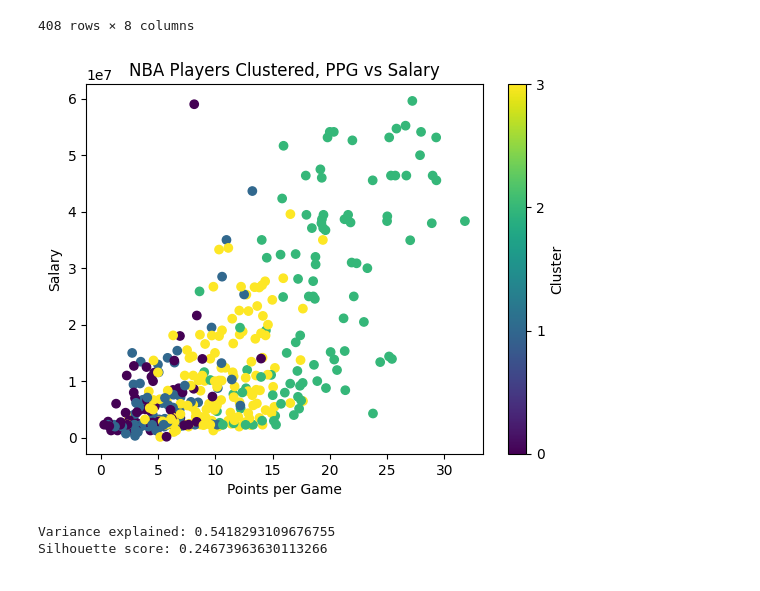
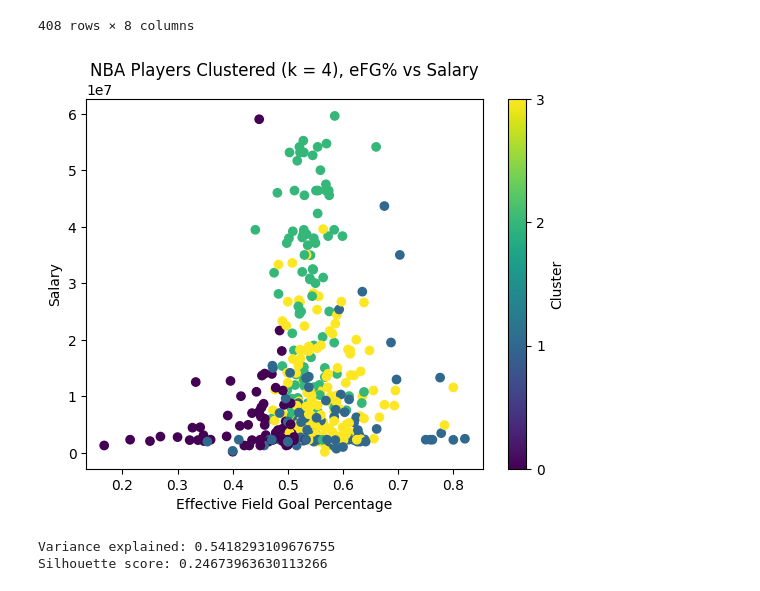
Before and after one commit to nhorton06/week_6, a Jupyter notebook: Lab-Clustering.ipynb, the cells around one changed output. Drawn from its saved outputs; the diff is of its cells as text; code cells hidden in the pictures.

Commit message:
Change visualizations

```diff
--- a/Lab-Clustering.ipynb
+++ b/Lab-Clustering.ipynb
@@ -166,15 +166,15 @@ df
 # %%
 #Create a visualization of the results with 2 or 3 variables that you think will best
 #differentiate the clusters
 
-plt.scatter(df['PPG'], df['Salary'], c = df['cluster'])
+plt.scatter(df['eFG%'], df['Salary'], c = df['cluster'])
 plt.colorbar(label = 'Cluster', ticks = [0, 1, 2, 3])
-plt.xlabel('Points per Game')
+plt.xlabel('Effective Field Goal Percentage')
 plt.ylabel('Salary')
-plt.title('NBA Players Clustered (k = 4), PPG vs Salary')
+plt.title('NBA Players Clustered (k = 4), eFG% vs Salary')
 plt.show()
 # %% [output]
-[figure, old version]
+[figure, new version]
 # %%
 #Evaluate the quality of the clustering using total variance explained and silhouette scores
 
```
Also changed, not shown: parts of 3 cells of this notebook.
